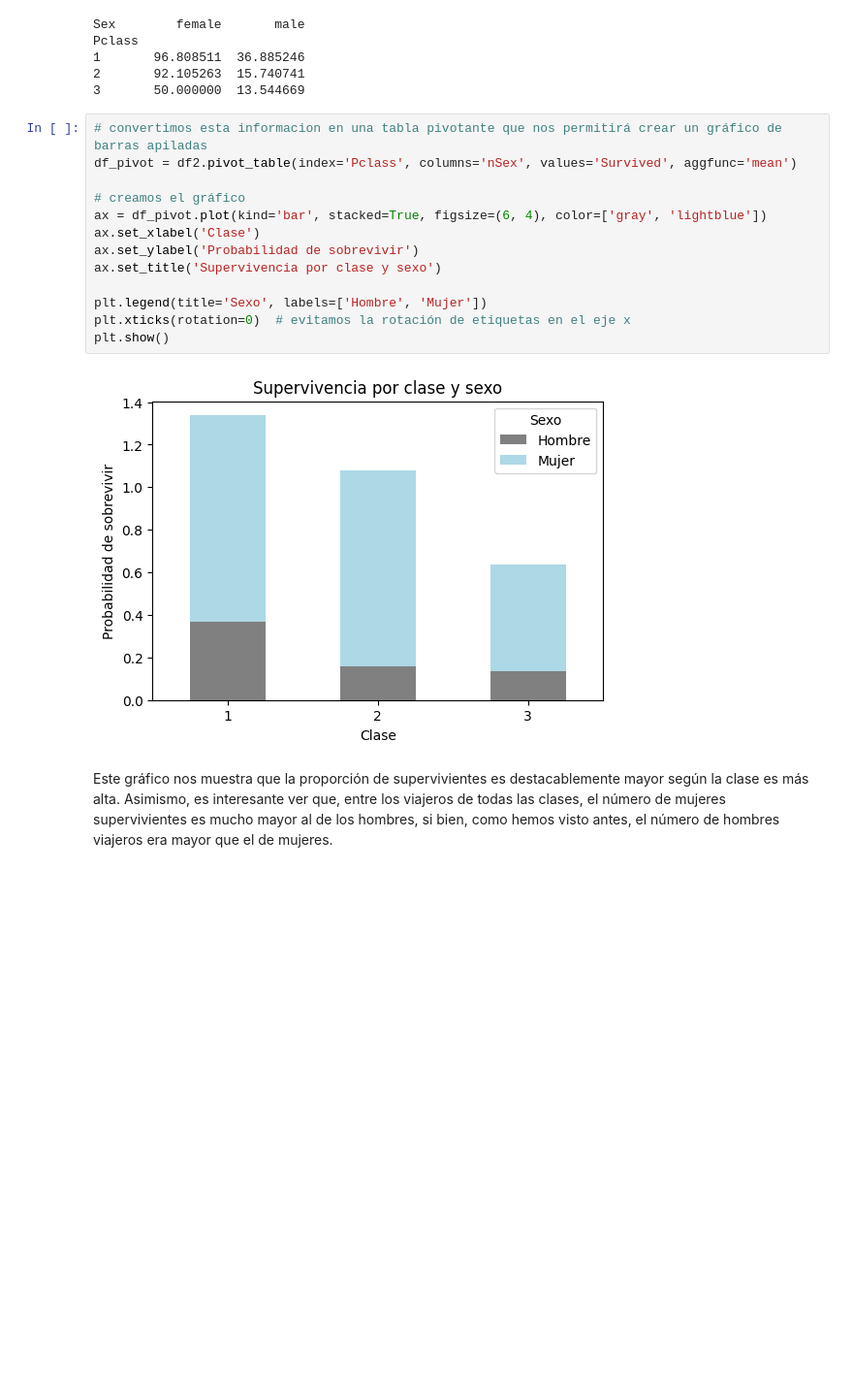
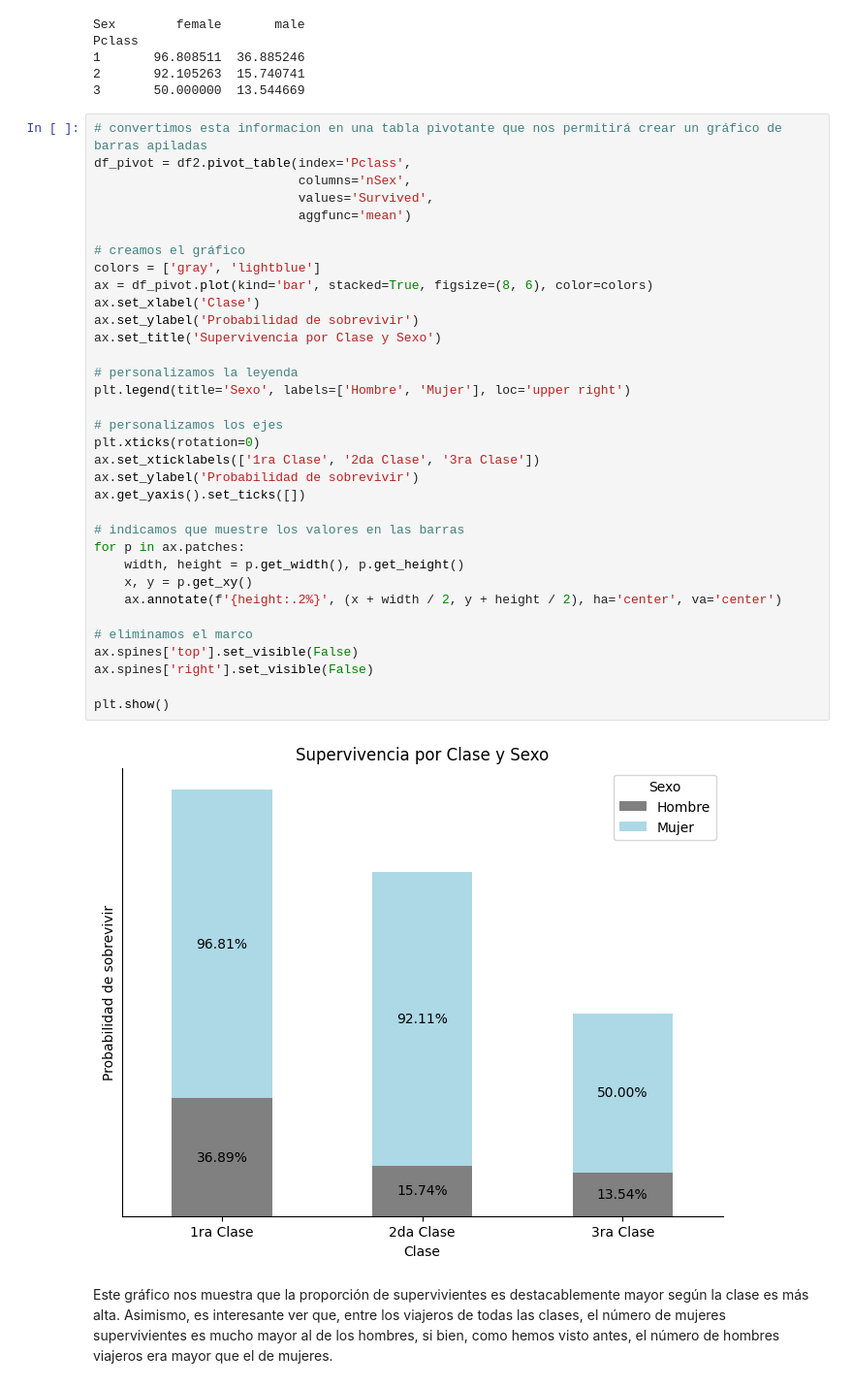
Before and after one commit to ioanabarnos/titanic, a Jupyter notebook: titanic.ipynb, the cells around one changed output. Shown at 97% size. Drawn from its saved outputs; the diff is of its cells as text; blank space fills up the shorter version.

```diff
--- a/titanic.ipynb
+++ b/titanic.ipynb
@@ -268,19 +269,40 @@ Pclass
 3       50.000000  13.544669
 # %%
 # convertimos esta informacion en una tabla pivotante que nos permitirá crear un gráfico de barras apiladas
-df_pivot = df2.pivot_table(index='Pclass', columns='nSex', values='Survived', aggfunc='mean')
+df_pivot = df2.pivot_table(index='Pclass',
+                           columns='nSex',
+                           values='Survived',
+                           aggfunc='mean')
 
 # creamos el gráfico
-ax = df_pivot.plot(kind='bar', stacked=True, figsize=(6, 4), color=['gray', 'lightblue'])
+colors = ['gray', 'lightblue']
+ax = df_pivot.plot(kind='bar', stacked=True, figsize=(8, 6), color=colors)
 ax.set_xlabel('Clase')
 ax.set_ylabel('Probabilidad de sobrevivir')
-ax.set_title('Supervivencia por clase y sexo')
+ax.set_title('Supervivencia por Clase y Sexo')
 
-plt.legend(title='Sexo', labels=['Hombre', 'Mujer'])
-plt.xticks(rotation=0)  # evitamos la rotación de etiquetas en el eje x
+# personalizamos la leyenda
+plt.legend(title='Sexo', labels=['Hombre', 'Mujer'], loc='upper right')
+
+# personalizamos los ejes
+plt.xticks(rotation=0)
+ax.set_xticklabels(['1ra Clase', '2da Clase', '3ra Clase'])
+ax.set_ylabel('Probabilidad de sobrevivir')
+ax.get_yaxis().set_ticks([])
+
+# indicamos que muestre los valores en las barras
+for p in ax.patches:
+    width, height = p.get_width(), p.get_height()
+    x, y = p.get_xy()
+    ax.annotate(f'{height:.2%}', (x + width / 2, y + height / 2), ha='center', va='center')
+
+# eliminamos el marco
+ax.spines['top'].set_visible(False)
+ax.spines['right'].set_visible(False)
+
 plt.show()
 # %% [output]
-[figure, old version]
+[figure, new version]
 # %% [markdown]
 Este gráfico nos muestra que la proporción de supervivientes es destacablemente mayor según la clase es más alta. Asimismo, es interesante ver que, entre los viajeros de todas las clases, el número de mujeres supervivientes es mucho mayor al de los hombres, si bien, como hemos visto antes, el número de hombres viajeros era mayor que el de mujeres.
 # %% [markdown]
```
Also changed, not shown: parts of 1 cell of this notebook.
